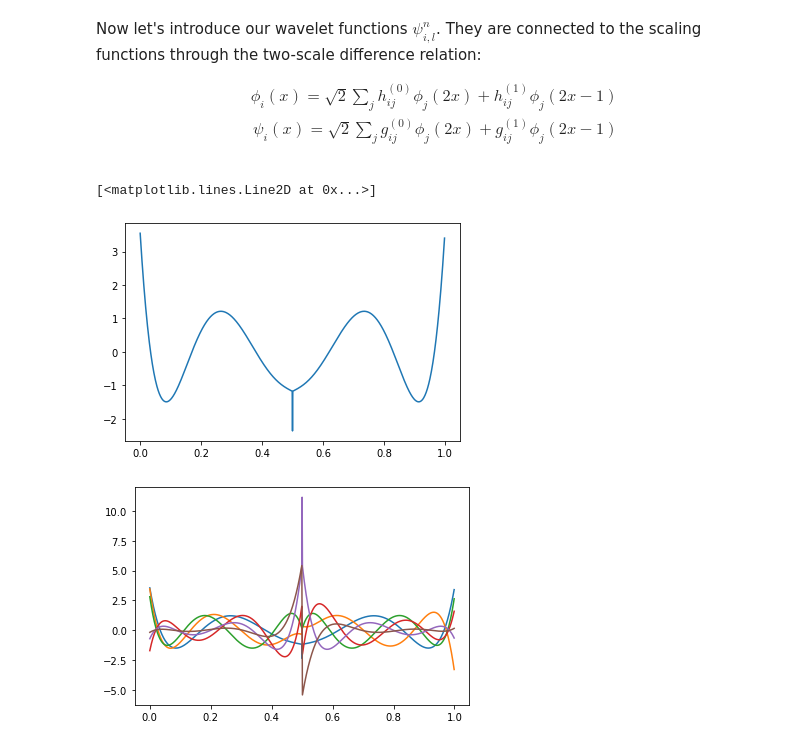
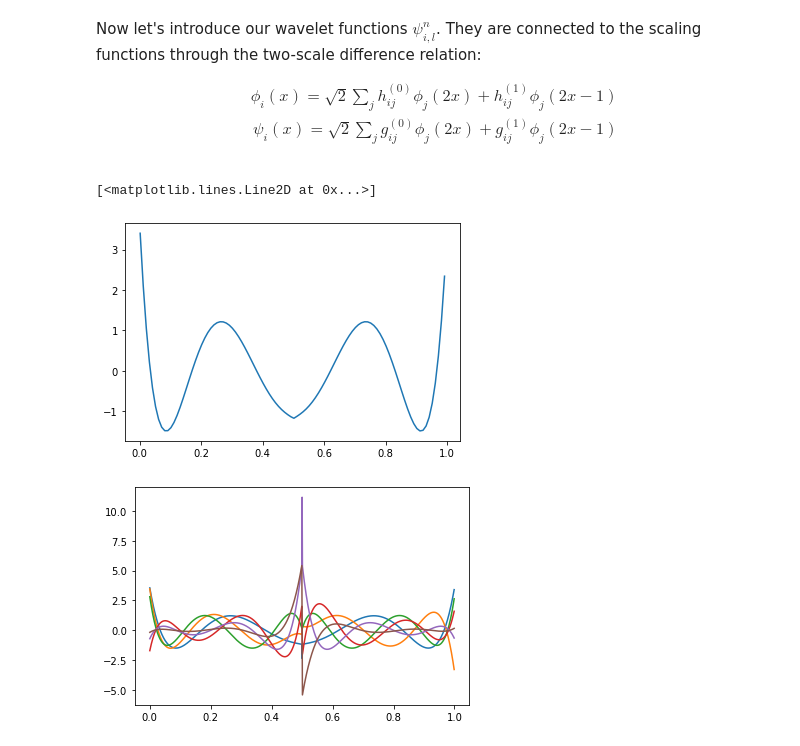
Before and after one commit to bjorgve/hylleraas_school, a Jupyter notebook: HylleraasSchool.ipynb, the cells around one changed output. Cells and saved outputs as stored; diff of their text form; code cells hidden in the pictures.

```diff
--- a/HylleraasSchool.ipynb
+++ b/HylleraasSchool.ipynb
@@ -49,13 +49,13 @@ Now let's introduce our wavelet functions $\psi_{i, l}^n$. They are connected to
 # %%
 wavelet = basis_set.wavelet
 
 
-x = np.arange(0.0, 1.0, 0.001)
-y = [wavelet(i=0)([_]) for _ in x] # Luca, er det rett å si linear, quadratic, cubic
+x = np.arange(0.001, 1.0, 0.01)
+y = [wavelet(i=0)([_]) for _ in x]
 plt.plot(x, y)
 # %% [output]
 [<matplotlib.lines.Line2D at 0x...>]
-[figure, old version]
+[figure, new version]
 # %%
 x = np.arange(0.0, 1.0, 0.001)
 for i in range(6):
```
Also changed, not shown: parts of 14 cells of this notebook, 1 other file.
